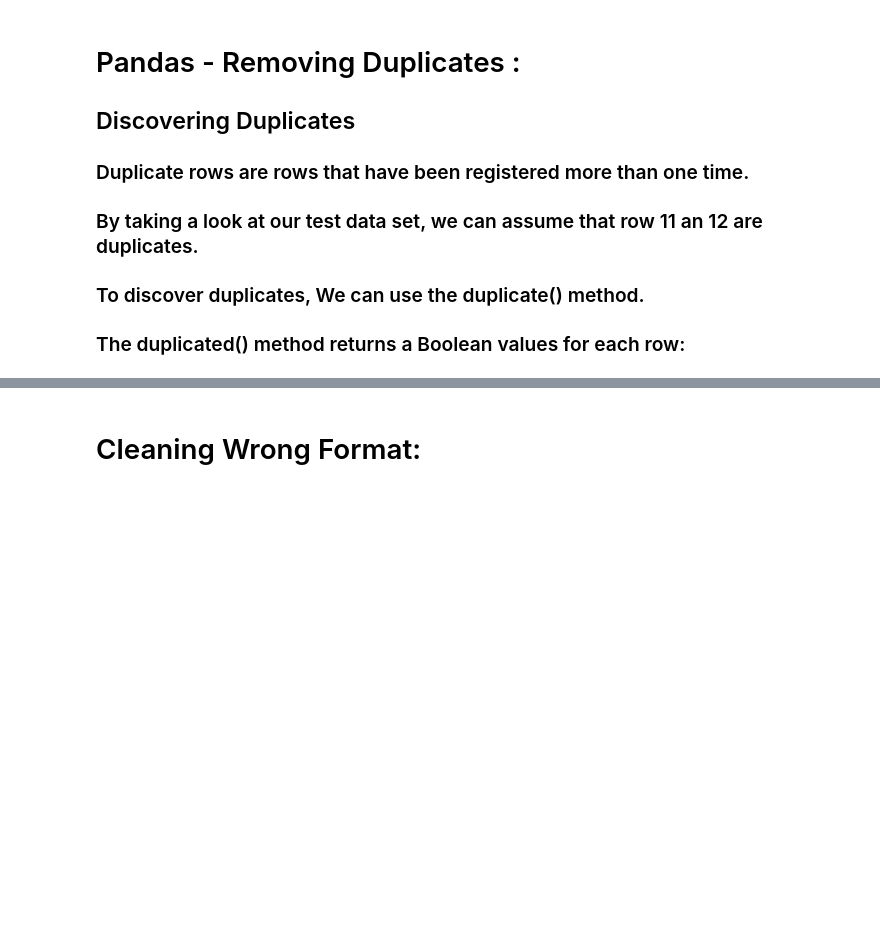
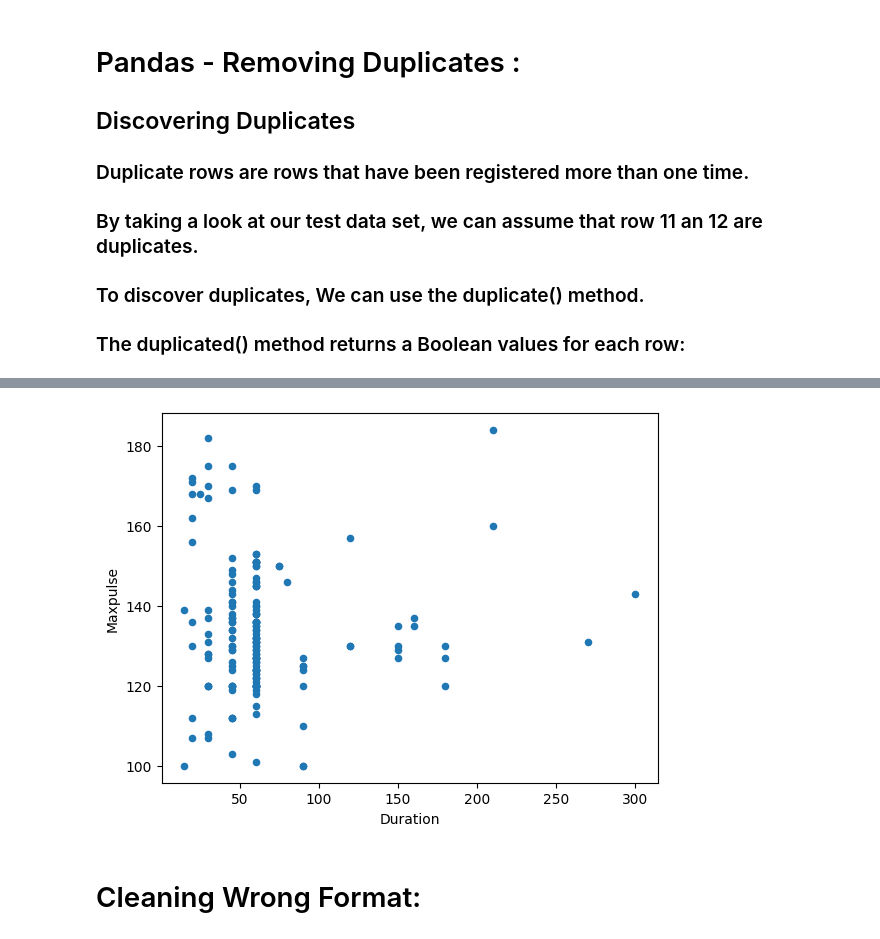
Before and after one commit to jubayerhu1/Python-Code, a Jupyter notebook: Pandas/pandas_1.ipynb, the cells around one changed output, grey strips where cells are left out. Cells and saved outputs as stored; diff of their text form; code cells hidden in the pictures; blank space fills up the shorter version.

```diff
--- a/Pandas/pandas_1.ipynb
+++ b/Pandas/pandas_1.ipynb
@@ -503,2 +576,13 @@ print(df.to_sting())
+# %%
+'''
+A scatterplot where are no relationship between the columns:
+
+
+'''
+df =pd.read_csv(".data.csv")
+df.plot(kind = 'scatter', x = "Duration", y = 'Maxpulse')
+plt.show()
+# %% [output]
+[figure, added]
 # %% [markdown]
 # Cleaning Wrong Format:
```
Also changed, not shown: parts of 5 cells of this notebook, 1 other file.
